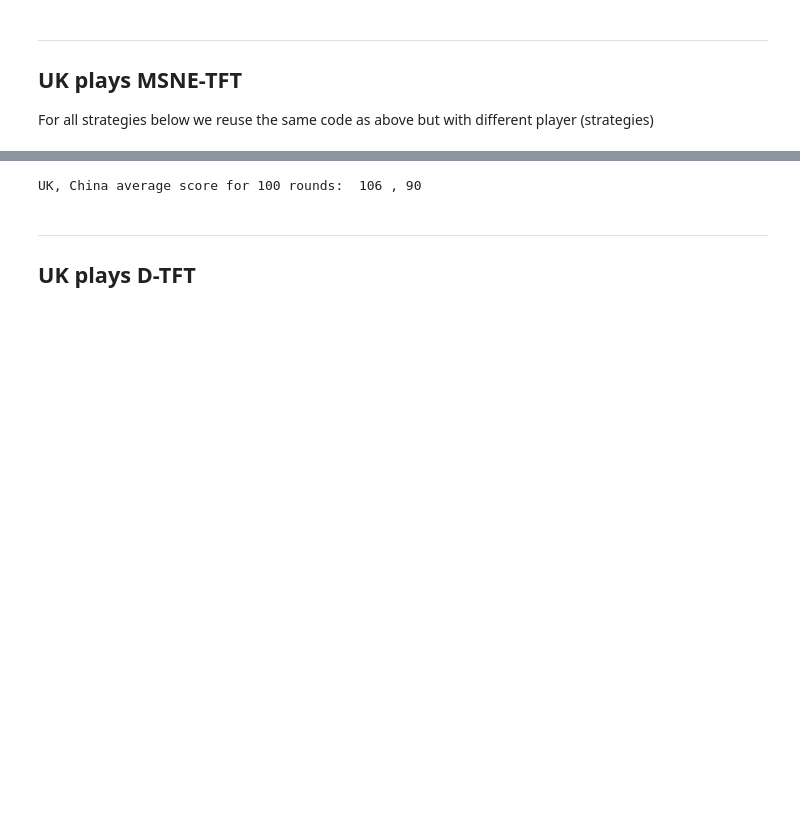
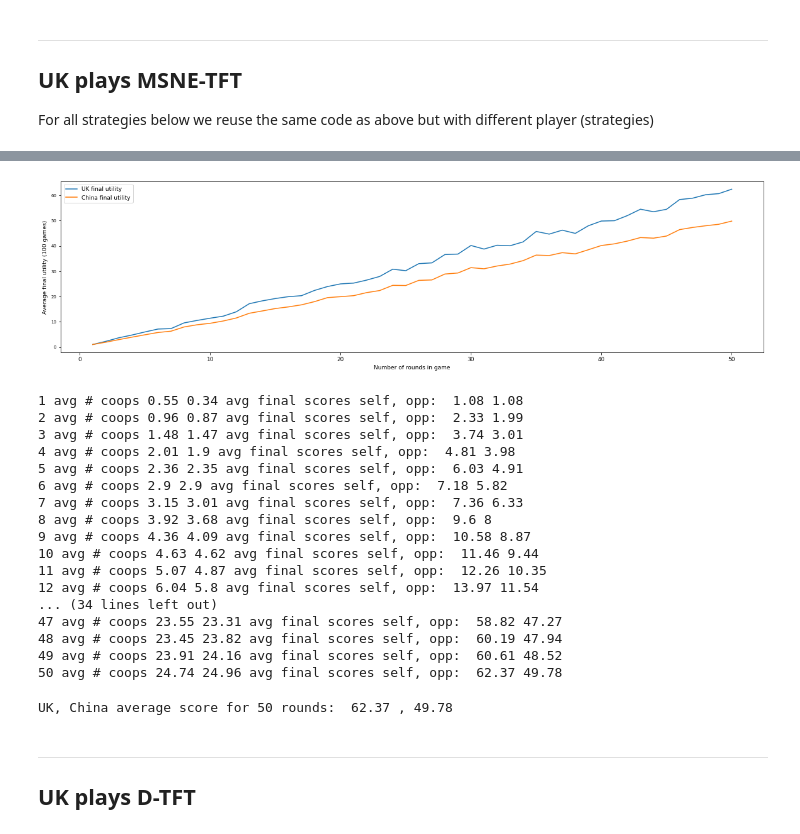
Before and after one commit to joyjixu/game_theory, a Jupyter notebook: game_theory_assignment_1.ipynb, the cells around one changed output, grey strips where cells are left out. Cells and saved outputs as stored; diff of their text form; code cells hidden in the pictures; blank space fills up the shorter version.

```diff
--- a/game_theory_assignment_1.ipynb
+++ b/game_theory_assignment_1.ipynb
@@ -426,9 +368,38 @@ for i in range(0,100):
+# %%
+# uk plays msne then tft, china plays with msne prob then tit for tat
+
+players = [uk_msne_tft(), china_msne_tft()]
+
+avg_self_coops, avg_opp_coops, avg_self_final_scores, avg_opponent_final_scores = iterate(50, players)
+
+
+# plot figure
+stats(50, avg_self_coops, avg_opp_coops, avg_self_final_scores, avg_opponent_final_scores)
+# %% [output]
+[figure, added]
+1 avg # coops 0.55 0.34 avg final scores self, opp:  1.08 1.08
+2 avg # coops 0.96 0.87 avg final scores self, opp:  2.33 1.99
+3 avg # coops 1.48 1.47 avg final scores self, opp:  3.74 3.01
+4 avg # coops 2.01 1.9 avg final scores self, opp:  4.81 3.98
+5 avg # coops 2.36 2.35 avg final scores self, opp:  6.03 4.91
+6 avg # coops 2.9 2.9 avg final scores self, opp:  7.18 5.82
+7 avg # coops 3.15 3.01 avg final scores self, opp:  7.36 6.33
+8 avg # coops 3.92 3.68 avg final scores self, opp:  9.6 8
+9 avg # coops 4.36 4.09 avg final scores self, opp:  10.58 8.87
+10 avg # coops 4.63 4.62 avg final scores self, opp:  11.46 9.44
+11 avg # coops 5.07 4.87 avg final scores self, opp:  12.26 10.35
+12 avg # coops 6.04 5.8 avg final scores self, opp:  13.97 11.54
+... (34 lines left out)
+47 avg # coops 23.55 23.31 avg final scores self, opp:  58.82 47.27
+48 avg # coops 23.45 23.82 avg final scores self, opp:  60.19 47.94
+49 avg # coops 23.91 24.16 avg final scores self, opp:  60.61 48.52
+50 avg # coops 24.74 24.96 avg final scores self, opp:  62.37 49.78
 # %%
 msne_tft_scores = avg_self_final_scores
 # %%
-print("UK, China average score for 100 rounds: ", avg_self_final_scores[-1], ",", avg_opponent_final_scores[-1])
+print("UK, China average score for 50 rounds: ", avg_self_final_scores[-1], ",", avg_opponent_final_scores[-1])
 # %% [output]
-UK, China average score for 100 rounds:  106 , 90
+UK, China average score for 50 rounds:  62.37 , 49.78
 # %% [markdown]
 ---
 ## UK plays D-TFT
```
Also changed, not shown: parts of 23 cells of this notebook.
